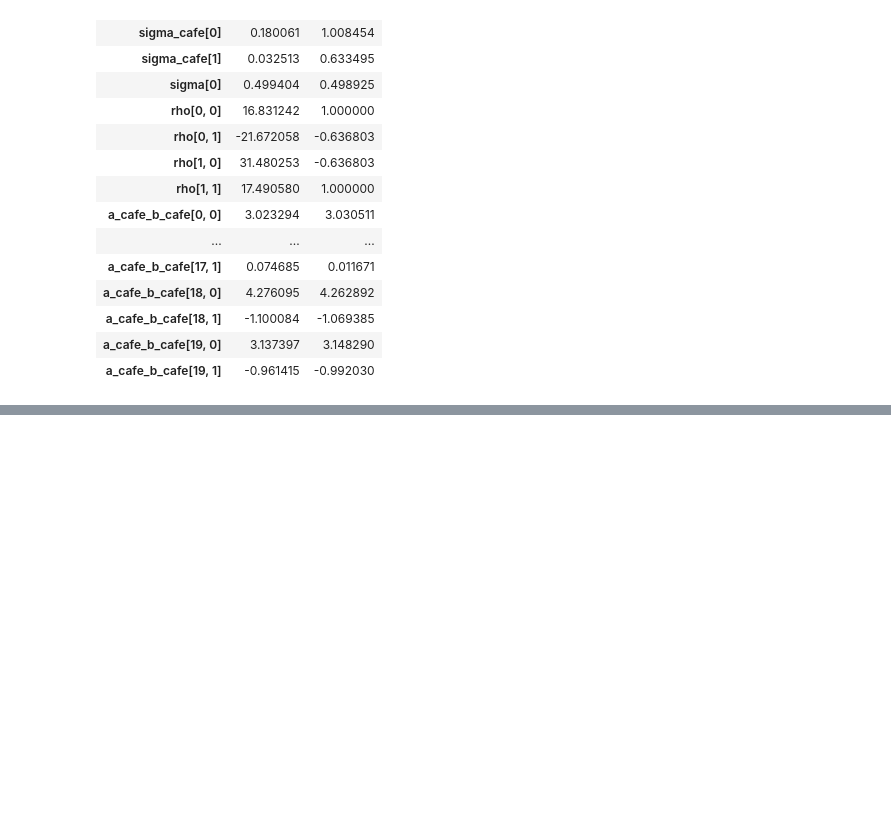
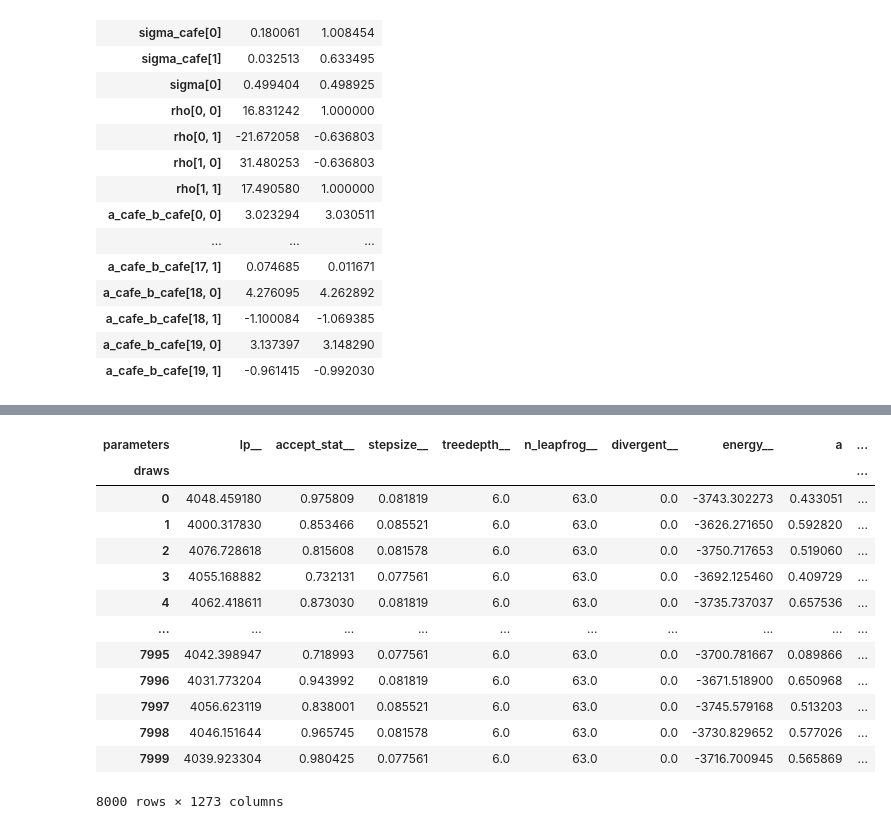
Before and after one commit to BGN-for-ASNA/BI, a Jupyter notebook: HonnorMode.ipynb, the cells around one changed output, grey strips where cells are left out. Saved outputs shown, nothing was run; the diff lists cells and outputs as text; code cells hidden in the pictures; blank space fills up the shorter version.

```diff
--- a/HonnorMode.ipynb
+++ b/HonnorMode.ipynb
@@ -564,0 +1675,23 @@ pd.DataFrame(
+# %%
+import os
+import re
+import jax
+Ncores = os.cpu_count()
+xla_flags = os.getenv("XLA_FLAGS", "")
+xla_flags = re.sub(r"--xla_force_host_platform_device_count=\S+", "", xla_flags).split()
+os.environ["XLA_FLAGS"] = " ".join(["--xla_force_host_platform_device_count={}".format(Ncores)] + xla_flags)
+print('jax.local_device_count ',jax.local_device_count(backend=None))
+
+
+import pyreadr
+result = pyreadr.read_r('data/KosterLeckie.rda')
+d = result['kl_dyads']
+data = {
+    'N':  int(d.shape[0]),
+    'N_households' : int(d['hidB'].max()),
+    'did' : d['did'].values,
+    'hidA' : d['hidA'].values,
+    'hidB' : d['hidB'].values,
+    'giftsAB' : d['giftsAB'].values,
+    'giftsBA' : d['giftsBA'].values
+}
@@ -564,0 +1976,21 @@ pd.DataFrame(
+# %%
+from IPython.display import display
+import pandas as pd
+pd.options.display.max_columns = None
+
+display(df)
+# %% [output]
+| parameters | lp__ | accept_stat__ | stepsize__ | treedepth__ | n_leapfrog__ | divergent__ | energy__ | a | ... |
+| draws |  |  |  |  |  |  |  |  | ... |
+| 0 | 4048.459180 | 0.975809 | 0.081819 | 6.0 | 63.0 | 0.0 | -3743.302273 | 0.433051 | ... |
+| 1 | 4000.317830 | 0.853466 | 0.085521 | 6.0 | 63.0 | 0.0 | -3626.271650 | 0.592820 | ... |
+| 2 | 4076.728618 | 0.815608 | 0.081578 | 6.0 | 63.0 | 0.0 | -3750.717653 | 0.519060 | ... |
+| 3 | 4055.168882 | 0.732131 | 0.077561 | 6.0 | 63.0 | 0.0 | -3692.125460 | 0.409729 | ... |
+| 4 | 4062.418611 | 0.873030 | 0.081819 | 6.0 | 63.0 | 0.0 | -3735.737037 | 0.657536 | ... |
+| ... | ... | ... | ... | ... | ... | ... | ... | ... | ... |
+| 7995 | 4042.398947 | 0.718993 | 0.077561 | 6.0 | 63.0 | 0.0 | -3700.781667 | 0.089866 | ... |
+| 7996 | 4031.773204 | 0.943992 | 0.081819 | 6.0 | 63.0 | 0.0 | -3671.518900 | 0.650968 | ... |
+| 7997 | 4056.623119 | 0.838001 | 0.085521 | 6.0 | 63.0 | 0.0 | -3745.579168 | 0.513203 | ... |
+| 7998 | 4046.151644 | 0.965745 | 0.081578 | 6.0 | 63.0 | 0.0 | -3730.829652 | 0.577026 | ... |
+| 7999 | 4039.923304 | 0.980425 | 0.077561 | 6.0 | 63.0 | 0.0 | -3716.700945 | 0.565869 | ... |
+8000 rows × 1273 columns
```
Also changed, not shown: parts of 119 cells of this notebook, 5 other files.
